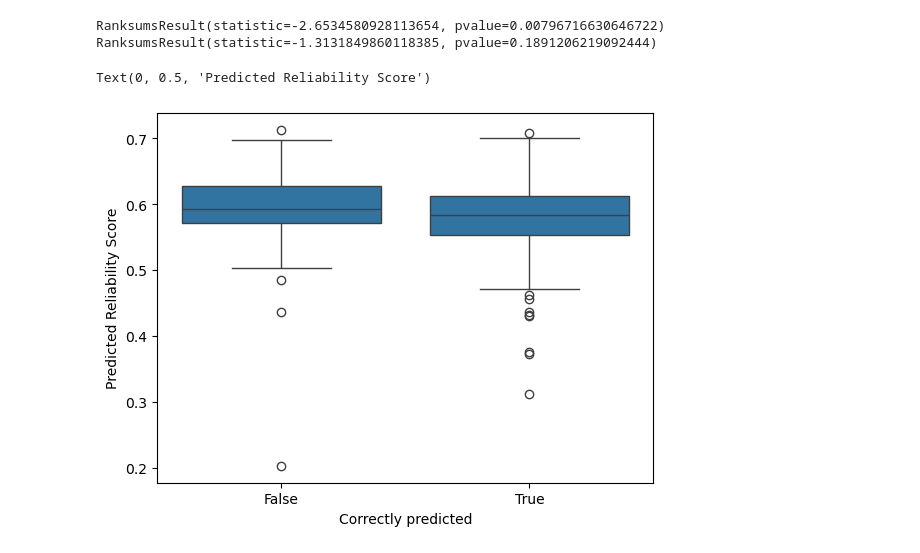
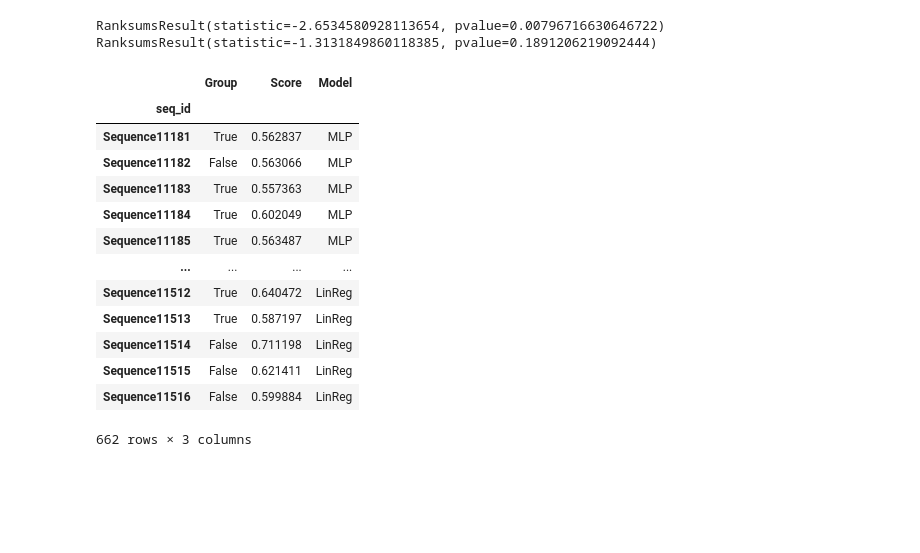
Before and after one commit to LeonHafner/PP2_reliability_score_pred, a Jupyter notebook: scripts/downstream/predict_scl_mixed_hard.ipynb, the cells around one changed output. Drawn from its saved outputs; the diff is of its cells as text; code cells hidden in the pictures; blank space fills up the shorter version.

```diff
--- a/scripts/downstream/predict_scl_mixed_hard.ipynb
+++ b/scripts/downstream/predict_scl_mixed_hard.ipynb
@@ -92,10 +93,32 @@ print(ranksums(adata.obs.baseline_linreg_score[adata.obs.groups], adata.obs.base
 # %% [output]
 RanksumsResult(statistic=-2.6534580928113654, pvalue=0.00796716630646722)
 RanksumsResult(statistic=-1.3131849860118385, pvalue=0.1891206219092444)
-# %%
-sns.boxplot(x="groups", y="mlp_score", data=adata.obs)
-plt.xlabel("Correctly predicted")
-plt.ylabel("Predicted Reliability Score")
-# %% [output]
-Text(0, 0.5, 'Predicted Reliability Score')
-[figure, removed]
+# %%
+df = pd.concat([
+    pd.DataFrame({
+        "Group": adata.obs.groups,
+        "Score": adata.obs.mlp_score,
+        "Model": "MLP",
+    }),
+    pd.DataFrame({
+        "Group": adata.obs.groups,
+        "Score": adata.obs.baseline_linreg_score,
+        "Model": "LinReg",
+    }),
+])
+df
+# %% [output]
+|  | Group | Score | Model |
+| seq_id |  |  |  |
+| Sequence11181 | True | 0.562837 | MLP |
+| Sequence11182 | False | 0.563066 | MLP |
+| Sequence11183 | True | 0.557363 | MLP |
+| Sequence11184 | True | 0.602049 | MLP |
+| Sequence11185 | True | 0.563487 | MLP |
+| ... | ... | ... | ... |
+| Sequence11512 | True | 0.640472 | LinReg |
+| Sequence11513 | True | 0.587197 | LinReg |
+| Sequence11514 | False | 0.711198 | LinReg |
+| Sequence11515 | False | 0.621411 | LinReg |
+| Sequence11516 | False | 0.599884 | LinReg |
+662 rows × 3 columns
```
Also changed, not shown: parts of 2 cells of this notebook, 1 other file.
